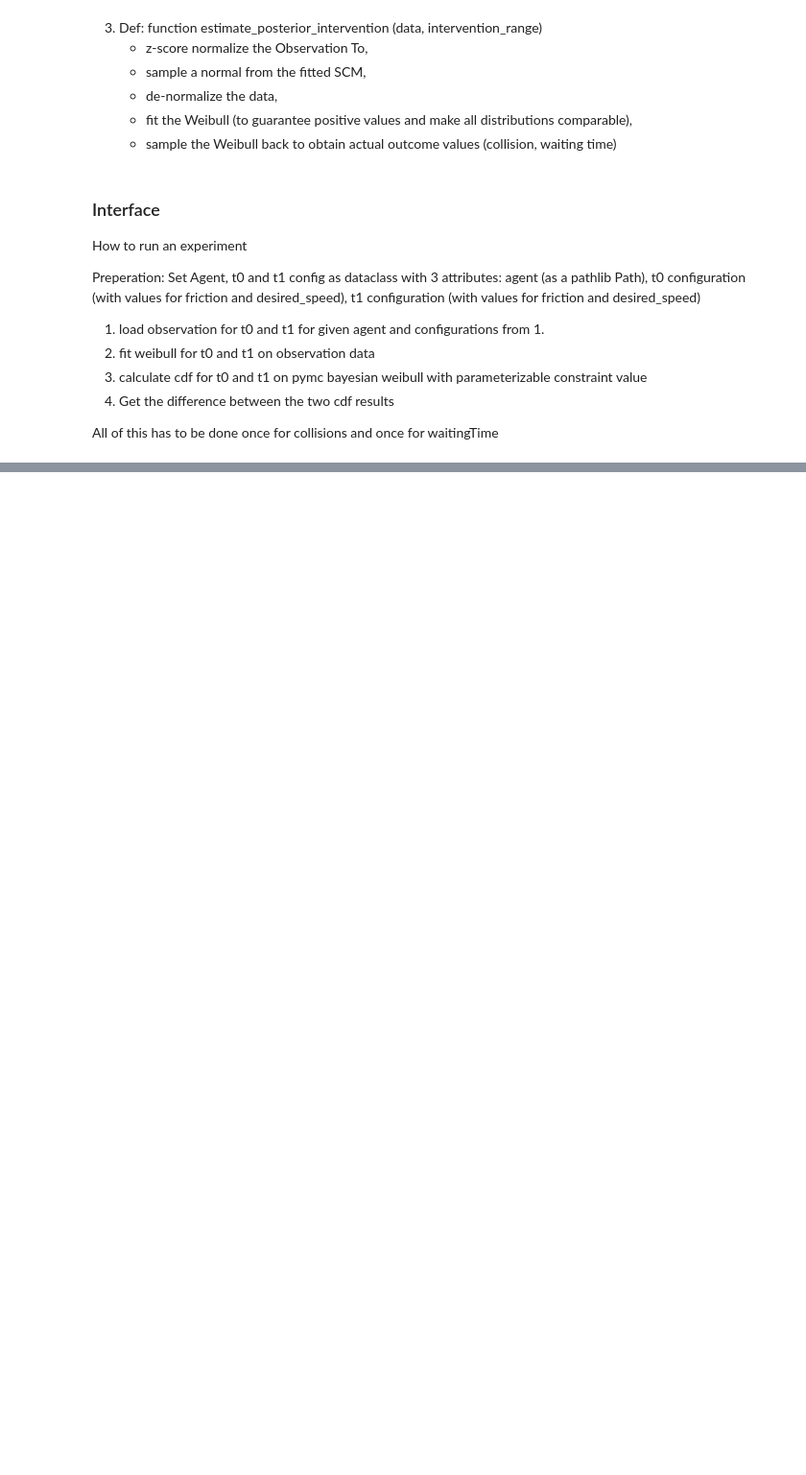
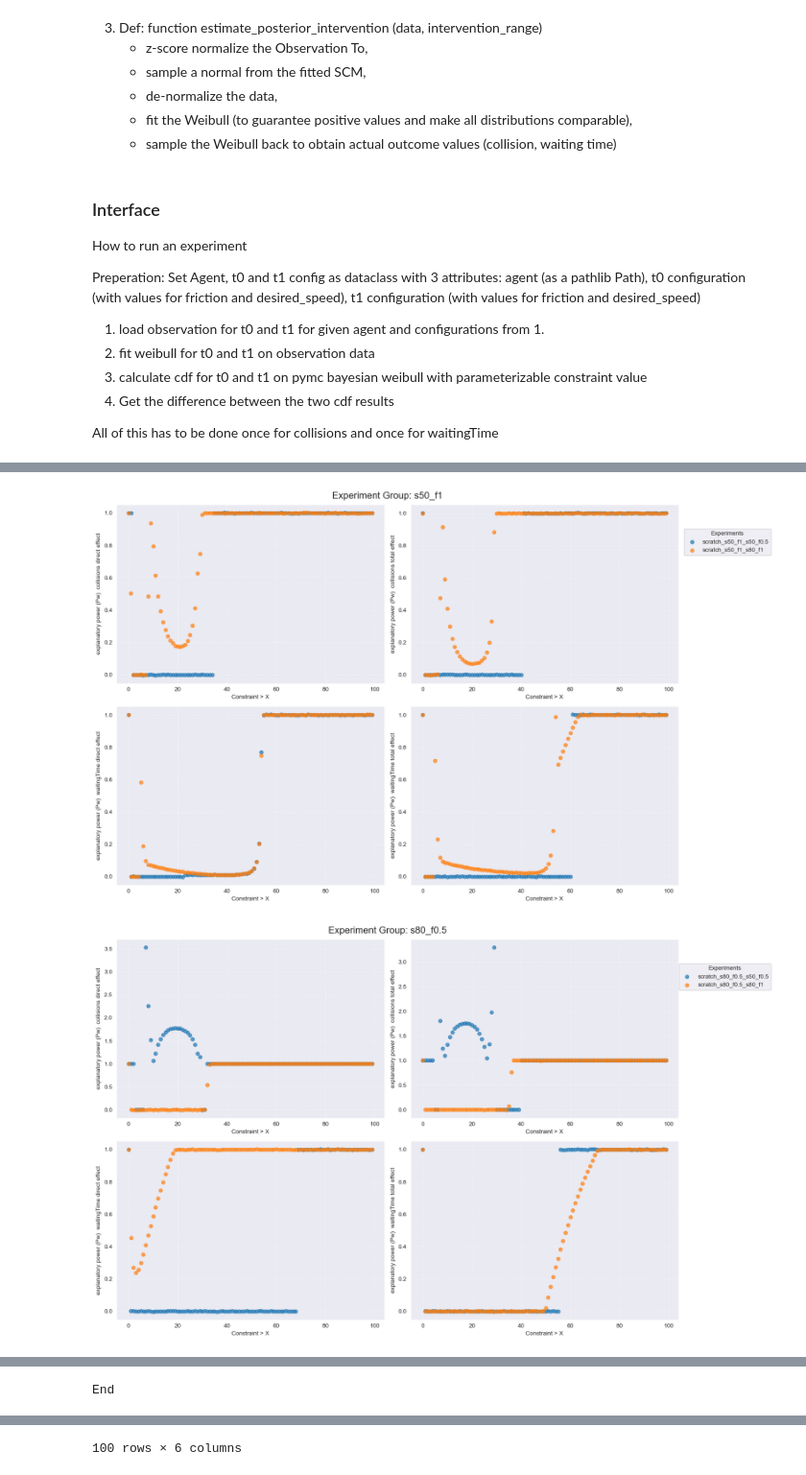
Before and after one commit to hpi-sam/CausalKnowledgeTransfer-4-SafeRL, a Jupyter notebook: CausalReasoning.ipynb, the cells around one changed output, grey strips where cells are left out. Shown at 96% size. Cells and saved outputs as stored; diff of their text form; code cells hidden in the pictures; blank space fills up the shorter version.

```diff
--- a/CausalReasoning.ipynb
+++ b/CausalReasoning.ipynb
@@ -963,30 +1016,34 @@ for group_name, group_experiments in experiment_groups.items():
     # Define columns to plot
     y_columns = ['collisions_direct', 'collisions_total',
                  'waitingTime_direct', 'waitingTime_total']
 
     # Generate distinct colors for each experiment
     unique_experiments = group_df['experiment'].unique()
     colors = plt.cm.tab10(range(len(unique_experiments)))
 
     for ax, col in zip(axes, y_columns):
         for idx, exp in enumerate(unique_experiments):
             exp_data = group_df[group_df['experiment'] == exp]
 
             # Add jitter to x and y values
             jitter_x = exp_data['value'] + np.random.normal(0, 0.005, size=len(exp_data))
             jitter_y = exp_data[col] + np.random.normal(0, 0.001, size=len(exp_data))
 
             ax.scatter(jitter_x, jitter_y,
                        color=colors[idx], label=exp, alpha=0.7)
         ax.set_xlabel('Constraint > X')
         ax.set_ylabel(f'explanatory power (Pw)  {" ".join(col.split("_"))} effect')
         ax.grid(True, linestyle='--', alpha=0.6)
 
     # Create a unified legend outside the plots
     handles, labels = axes[0].get_legend_handles_labels()
     fig.legend(handles, labels, loc='upper right',
                bbox_to_anchor=(1.15, 0.9), title='Experiments')
 
     plt.tight_layout()
     plt.show()
 print("End")
+exp_data
+# %% [output]
+[figure, added]
+[figure, added]
@@ -992,0 +1051 @@ print("End")
+End
@@ -992,0 +1064 @@ print("End")
+100 rows × 6 columns
```
Also changed, not shown: parts of 6 cells of this notebook, 7 other files.
